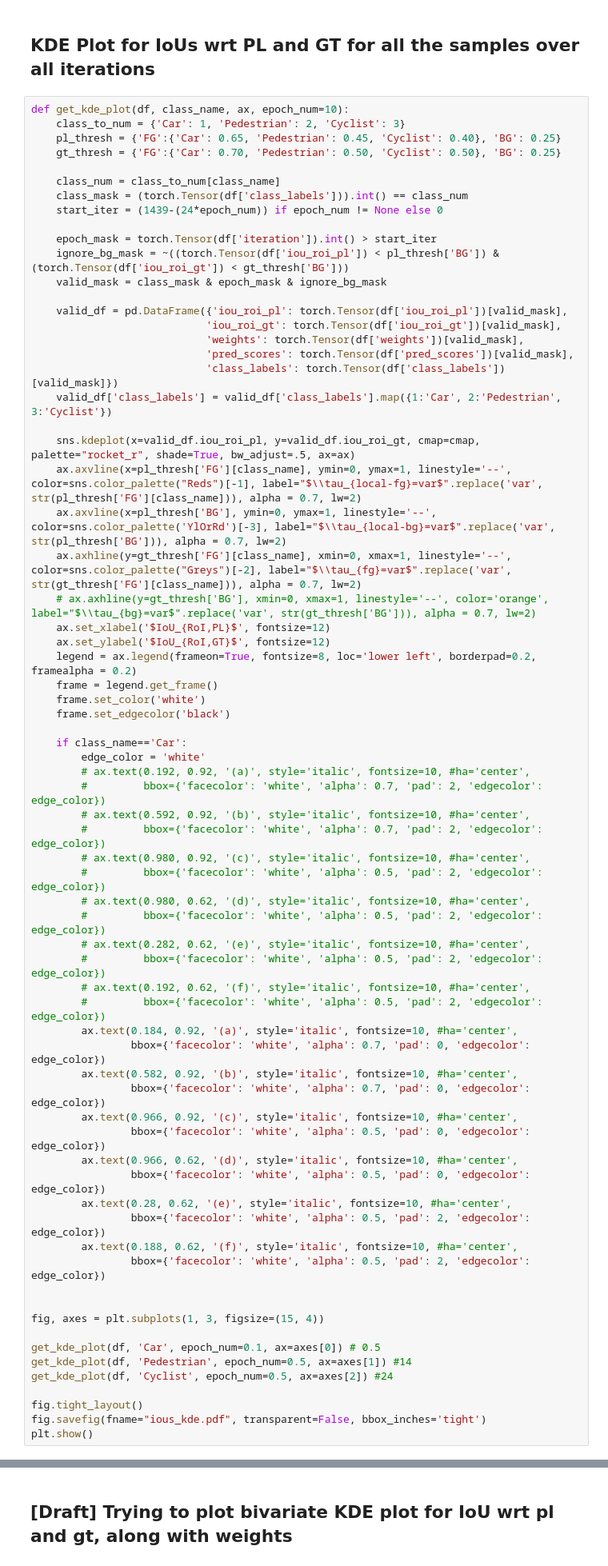
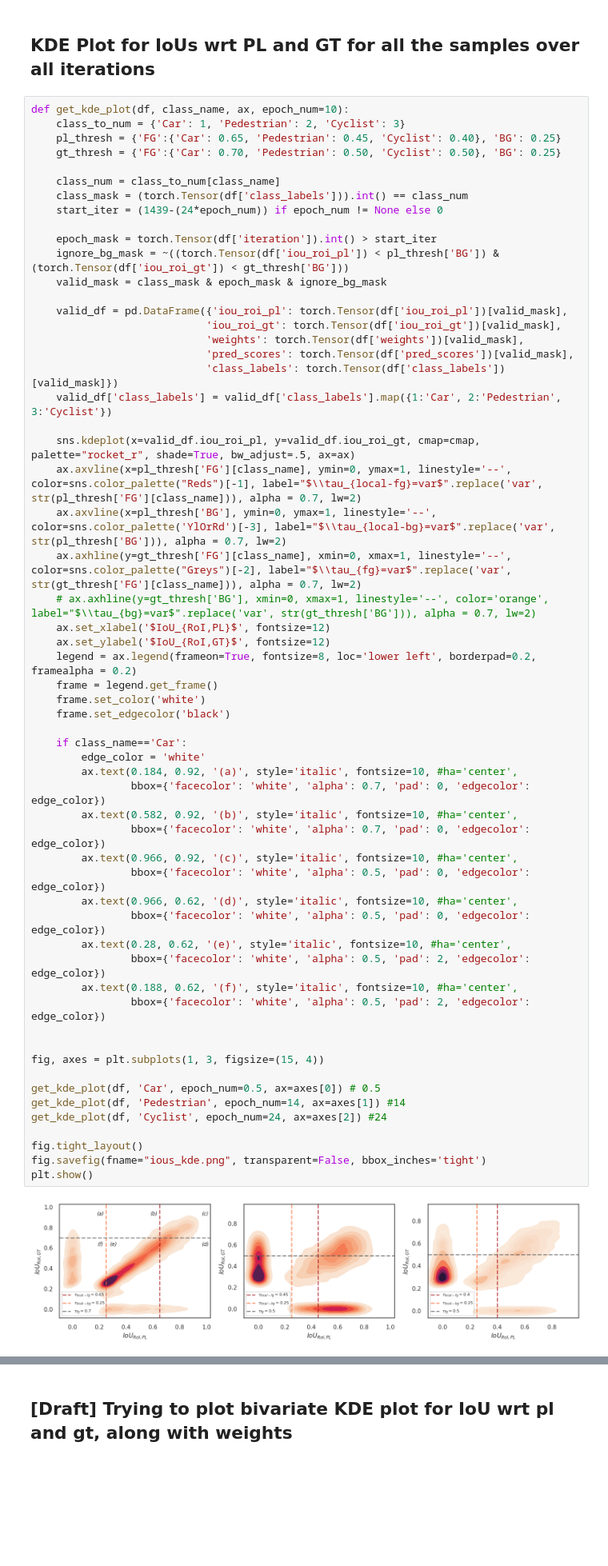
Before and after one commit to shashankag14/OpenPCDet, a Jupyter notebook: tools/tb_metrics.ipynb, the cells around one changed output, grey strips where cells are left out. Shown at 80% size. Drawn from its saved outputs; the diff is of its cells as text; blank space fills up the shorter version.

Commit message:
Add plot for calibrated IoU in UC

```diff
--- a/tools/tb_metrics.ipynb
+++ b/tools/tb_metrics.ipynb
@@ -931,46 +1089,36 @@ def get_kde_plot(df, class_name, ax, epoch_num=10):
     ax.axhline(y=gt_thresh['FG'][class_name], xmin=0, xmax=1, linestyle='--', color=sns.color_palette("Greys")[-2], label="$\\tau_{fg}=var$".replace('var', str(gt_thresh['FG'][class_name])), alpha = 0.7, lw=2)
     # ax.axhline(y=gt_thresh['BG'], xmin=0, xmax=1, linestyle='--', color='orange', label="$\\tau_{bg}=var$".replace('var', str(gt_thresh['BG'])), alpha = 0.7, lw=2)
     ax.set_xlabel('$IoU_{RoI,PL}$', fontsize=12)
     ax.set_ylabel('$IoU_{RoI,GT}$', fontsize=12)
     legend = ax.legend(frameon=True, fontsize=8, loc='lower left', borderpad=0.2, framealpha = 0.2)
     frame = legend.get_frame()
     frame.set_color('white')
     frame.set_edgecolor('black')
 
     if class_name=='Car':
         edge_color = 'white'
-        # ax.text(0.192, 0.92, '(a)', style='italic', fontsize=10, #ha='center',
-        #         bbox={'facecolor': 'white', 'alpha': 0.7, 'pad': 2, 'edgecolor': edge_color})
-        # ax.text(0.592, 0.92, '(b)', style='italic', fontsize=10, #ha='center',
-        #         bbox={'facecolor': 'white', 'alpha': 0.7, 'pad': 2, 'edgecolor': edge_color})
-        # ax.text(0.980, 0.92, '(c)', style='italic', fontsize=10, #ha='center',
-        #         bbox={'facecolor': 'white', 'alpha': 0.5, 'pad': 2, 'edgecolor': edge_color})
-        # ax.text(0.980, 0.62, '(d)', style='italic', fontsize=10, #ha='center',
-        #         bbox={'facecolor': 'white', 'alpha': 0.5, 'pad': 2, 'edgecolor': edge_color})
-        # ax.text(0.282, 0.62, '(e)', style='italic', fontsize=10, #ha='center',
-        #         bbox={'facecolor': 'white', 'alpha': 0.5, 'pad': 2, 'edgecolor': edge_color})
-        # ax.text(0.192, 0.62, '(f)', style='italic', fontsize=10, #ha='center',
-        #         bbox={'facecolor': 'white', 'alpha': 0.5, 'pad': 2, 'edgecolor': edge_color})
         ax.text(0.184, 0.92, '(a)', style='italic', fontsize=10, #ha='center',
                 bbox={'facecolor': 'white', 'alpha': 0.7, 'pad': 0, 'edgecolor': edge_color})
         ax.text(0.582, 0.92, '(b)', style='italic', fontsize=10, #ha='center',
                 bbox={'facecolor': 'white', 'alpha': 0.7, 'pad': 0, 'edgecolor': edge_color})
         ax.text(0.966, 0.92, '(c)', style='italic', fontsize=10, #ha='center',
                 bbox={'facecolor': 'white', 'alpha': 0.5, 'pad': 0, 'edgecolor': edge_color})
         ax.text(0.966, 0.62, '(d)', style='italic', fontsize=10, #ha='center',
                 bbox={'facecolor': 'white', 'alpha': 0.5, 'pad': 0, 'edgecolor': edge_color})
         ax.text(0.28, 0.62, '(e)', style='italic', fontsize=10, #ha='center',
                 bbox={'facecolor': 'white', 'alpha': 0.5, 'pad': 2, 'edgecolor': edge_color})
         ax.text(0.188, 0.62, '(f)', style='italic', fontsize=10, #ha='center',
                 bbox={'facecolor': 'white', 'alpha': 0.5, 'pad': 2, 'edgecolor': edge_color})
 
 
 fig, axes = plt.subplots(1, 3, figsize=(15, 4))
 
-get_kde_plot(df, 'Car', epoch_num=0.1, ax=axes[0]) # 0.5
-get_kde_plot(df, 'Pedestrian', epoch_num=0.5, ax=axes[1]) #14
-get_kde_plot(df, 'Cyclist', epoch_num=0.5, ax=axes[2]) #24
+get_kde_plot(df, 'Car', epoch_num=0.5, ax=axes[0]) # 0.5
+get_kde_plot(df, 'Pedestrian', epoch_num=14, ax=axes[1]) #14
+get_kde_plot(df, 'Cyclist', epoch_num=24, ax=axes[2]) #24
 
 fig.tight_layout()
-fig.savefig(fname="ious_kde.pdf", transparent=False, bbox_inches='tight')
+fig.savefig(fname="ious_kde.png", transparent=False, bbox_inches='tight')
 plt.show()
+# %% [output]
+[figure, added]
```
Also changed, not shown: parts of 3 cells of this notebook.
